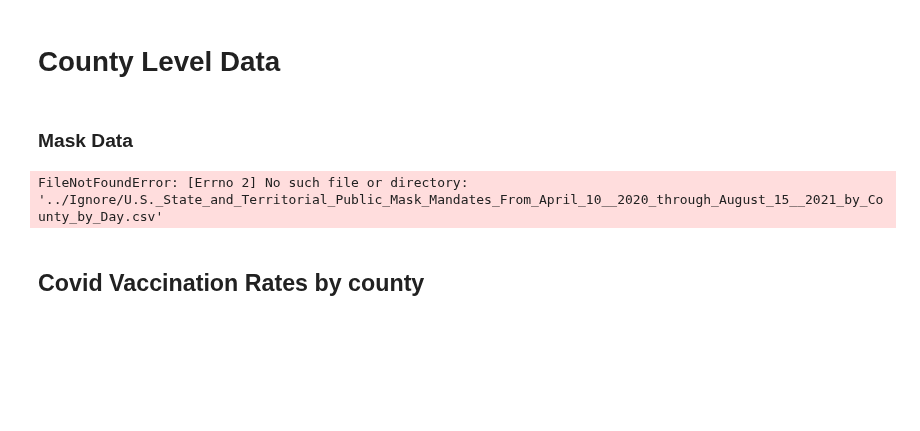
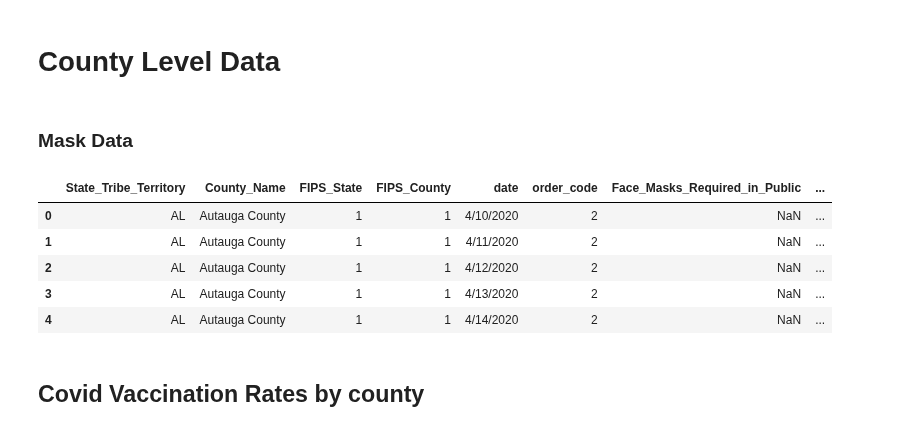
Before and after one commit to rafirahman27/Preparing_for_the_next_Pandemic, a Jupyter notebook: Code/01-Data_Collection and Initial Cleaning.ipynb, the cells around one changed output. Saved outputs shown, nothing was run; the diff lists cells and outputs as text; code cells hidden in the pictures; blank space fills up the shorter version.

```diff
--- a/Code/01-Data_Collection and Initial Cleaning.ipynb
+++ b/Code/01-Data_Collection and Initial Cleaning.ipynb
@@ -661,9 +661,14 @@ vax_state.to_csv('../Data/Cleaned/vax_state.csv', index=False)
 ### Mask Data
 # %%
 county_mask = pd.read_csv('../Ignore/U.S._State_and_Territorial_Public_Mask_Mandates_From_April_10__2020_through_August_15__2021_by_County_by_Day.csv')
-county_mask
+county_mask.head()
 # %% [output]
-FileNotFoundError: [Errno 2] No such file or directory: '../Ignore/U.S._State_and_Territorial_Public_Mask_Mandates_From_April_10__2020_through_August_15__2021_by_County_by_Day.csv'
+|  | State_Tribe_Territory | County_Name | FIPS_State | FIPS_County | date | order_code | Face_Masks_Required_in_Public | ... |
+| 0 | AL | Autauga County | 1 | 1 | 4/10/2020 | 2 | NaN | ... |
+| 1 | AL | Autauga County | 1 | 1 | 4/11/2020 | 2 | NaN | ... |
+| 2 | AL | Autauga County | 1 | 1 | 4/12/2020 | 2 | NaN | ... |
+| 3 | AL | Autauga County | 1 | 1 | 4/13/2020 | 2 | NaN | ... |
+| 4 | AL | Autauga County | 1 | 1 | 4/14/2020 | 2 | NaN | ... |
 # %%
 # Chat GPT was consulted to create more efficient code which ran faster
 def mandate_length(data):
```
Also changed, not shown: parts of 1 cell of this notebook, 1 other file.
